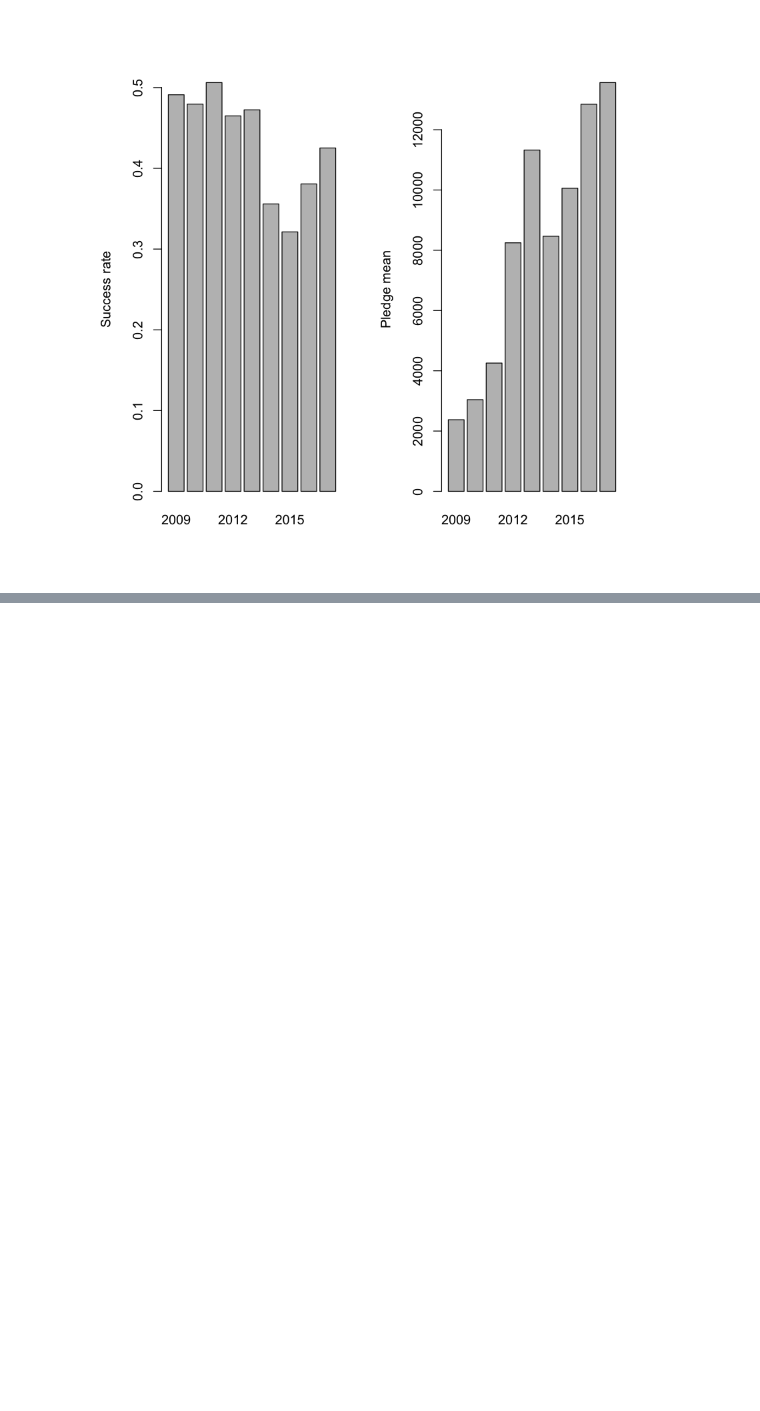
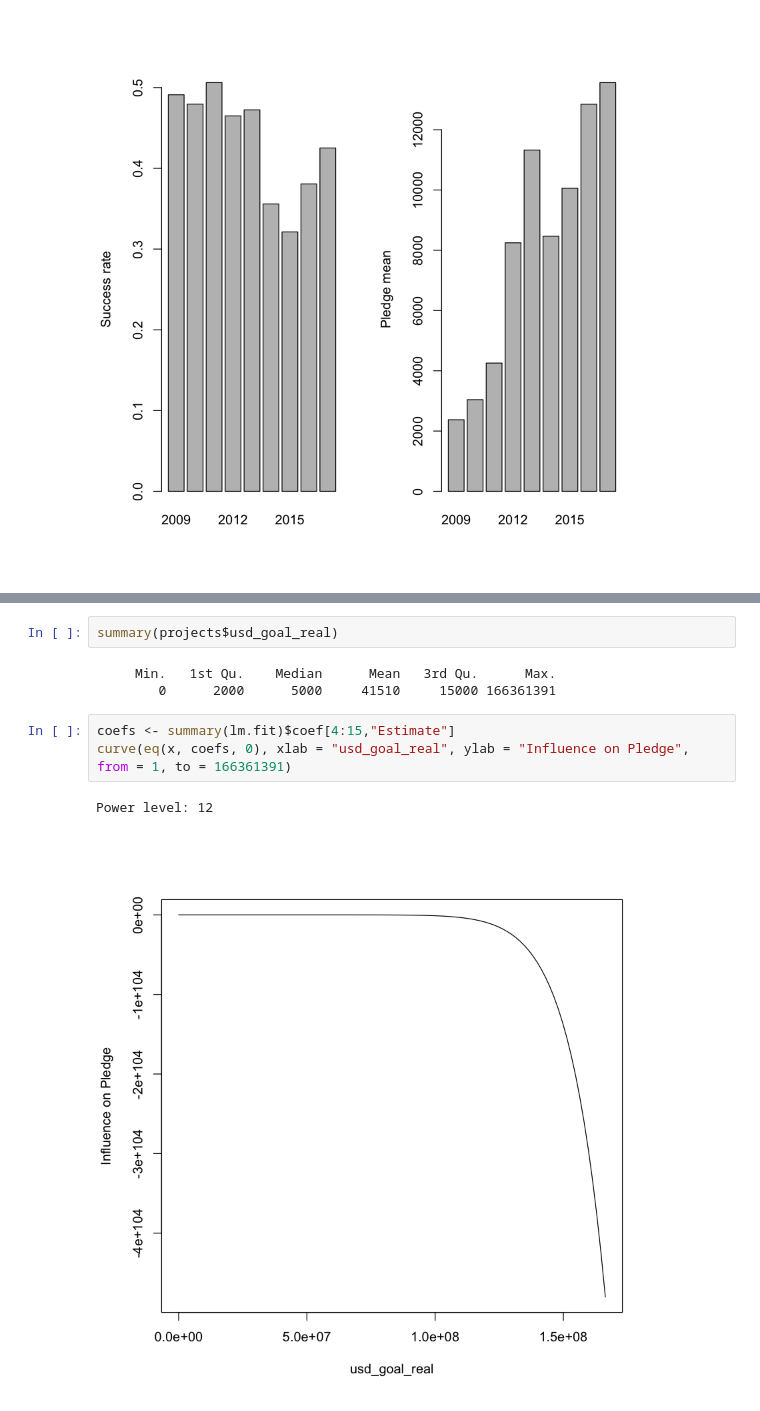
Before and after one commit to MLobo1997/Kickstarter_predictor, a Jupyter notebook: Eval.ipynb, the cells around one changed output, grey strips where cells are left out. Cells and saved outputs as stored; diff of their text form; blank space fills up the shorter version.

```diff
--- a/Eval.ipynb
+++ b/Eval.ipynb
@@ -266,0 +390,11 @@ There's not a lot of similarity between these two plots and the ones above, ther
+# %%
+summary(projects$usd_goal_real)
+# %% [output]
+     Min.   1st Qu.    Median      Mean   3rd Qu.      Max.
+        0      2000      5000     41510     15000 166361391
+# %%
+coefs <- summary(lm.fit)$coef[4:15,"Estimate"]
+curve(eq(x, coefs, 0), xlab = "usd_goal_real", ylab = "Influence on Pledge", from = 1, to = 166361391)
+# %% [output]
+Power level: 12
+[figure, added]
```
Also changed, not shown: parts of 35 cells of this notebook.
